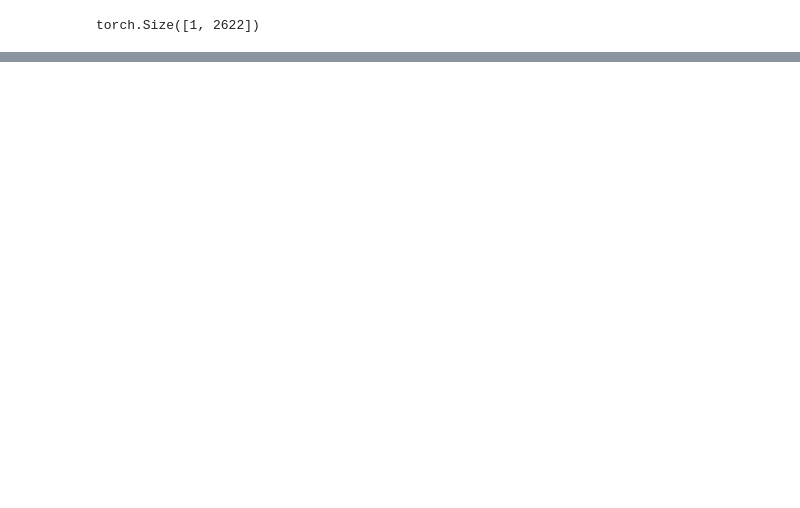
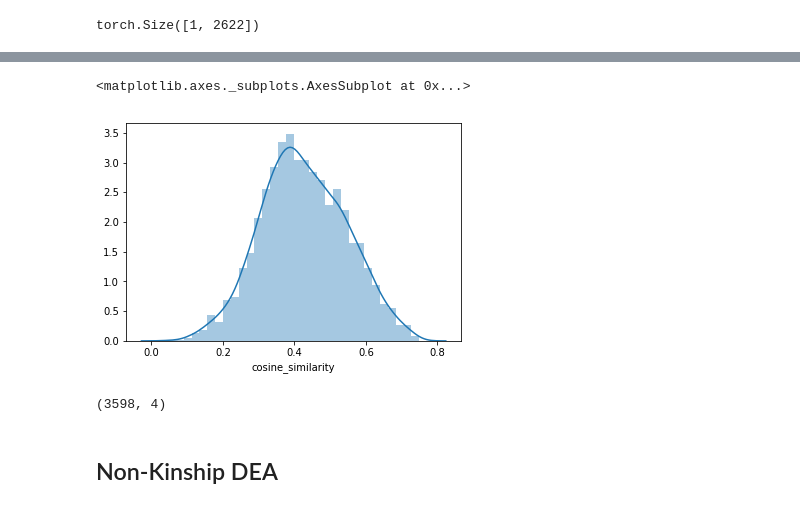
Before and after one commit to glasslion/kaggle-recognizing-faces-in-the-wild, a Jupyter notebook: pytorch-vgg-face.ipynb, the cells around one changed output, grey strips where cells are left out. Drawn from its saved outputs; the diff is of its cells as text; code cells hidden in the pictures; blank space fills up the shorter version.

```diff
--- a/pytorch-vgg-face.ipynb
+++ b/pytorch-vgg-face.ipynb
@@ -244,0 +295,11 @@ RuntimeError: ignored
+# %%
+sns.distplot(df['cosine_similarity'].dropna())
+# %% [output]
+<matplotlib.axes._subplots.AxesSubplot at 0x...>
+[figure, added]
+# %%
+df.shape
+# %% [output]
+(3598, 4)
+# %% [markdown]
+## Non-Kinship DEA
```
Also changed, not shown: parts of 29 cells of this notebook.
